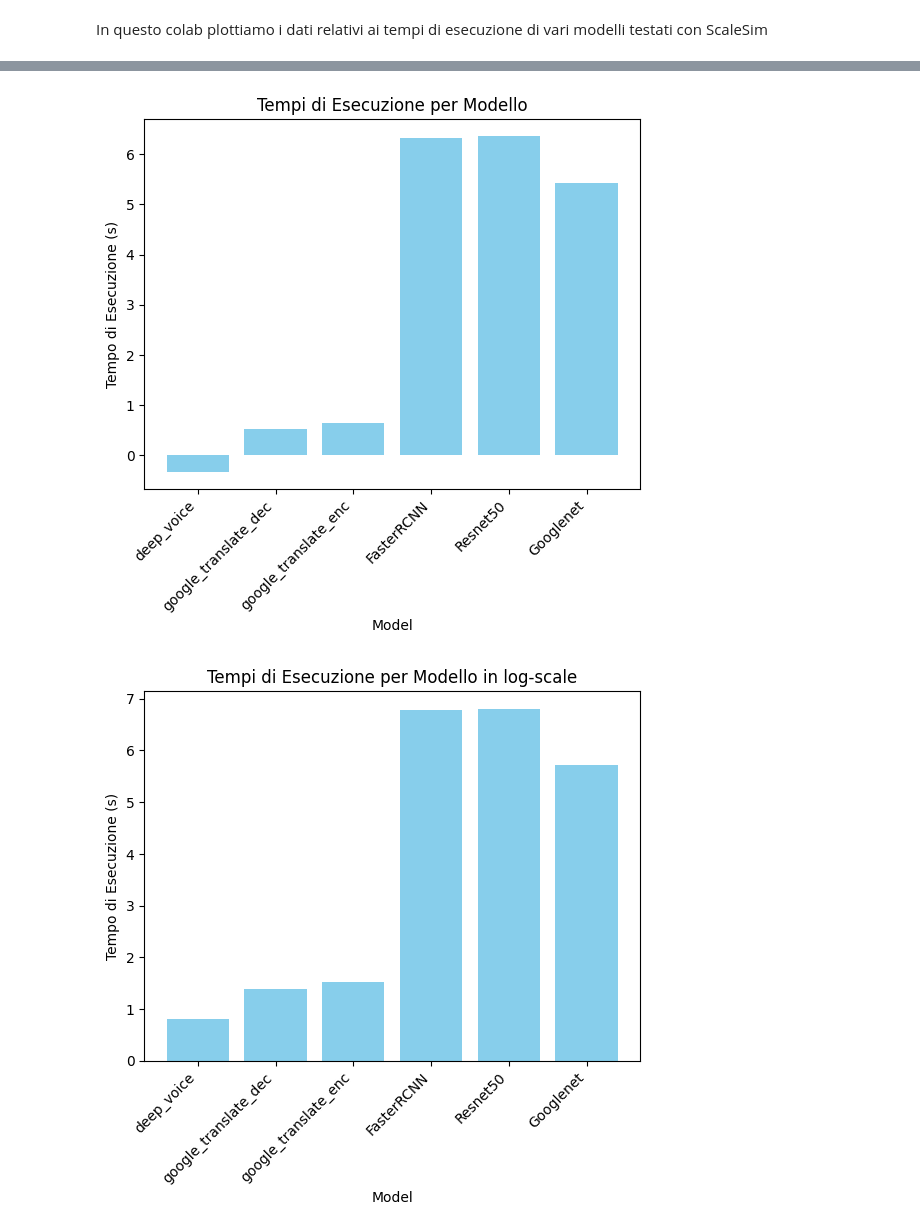
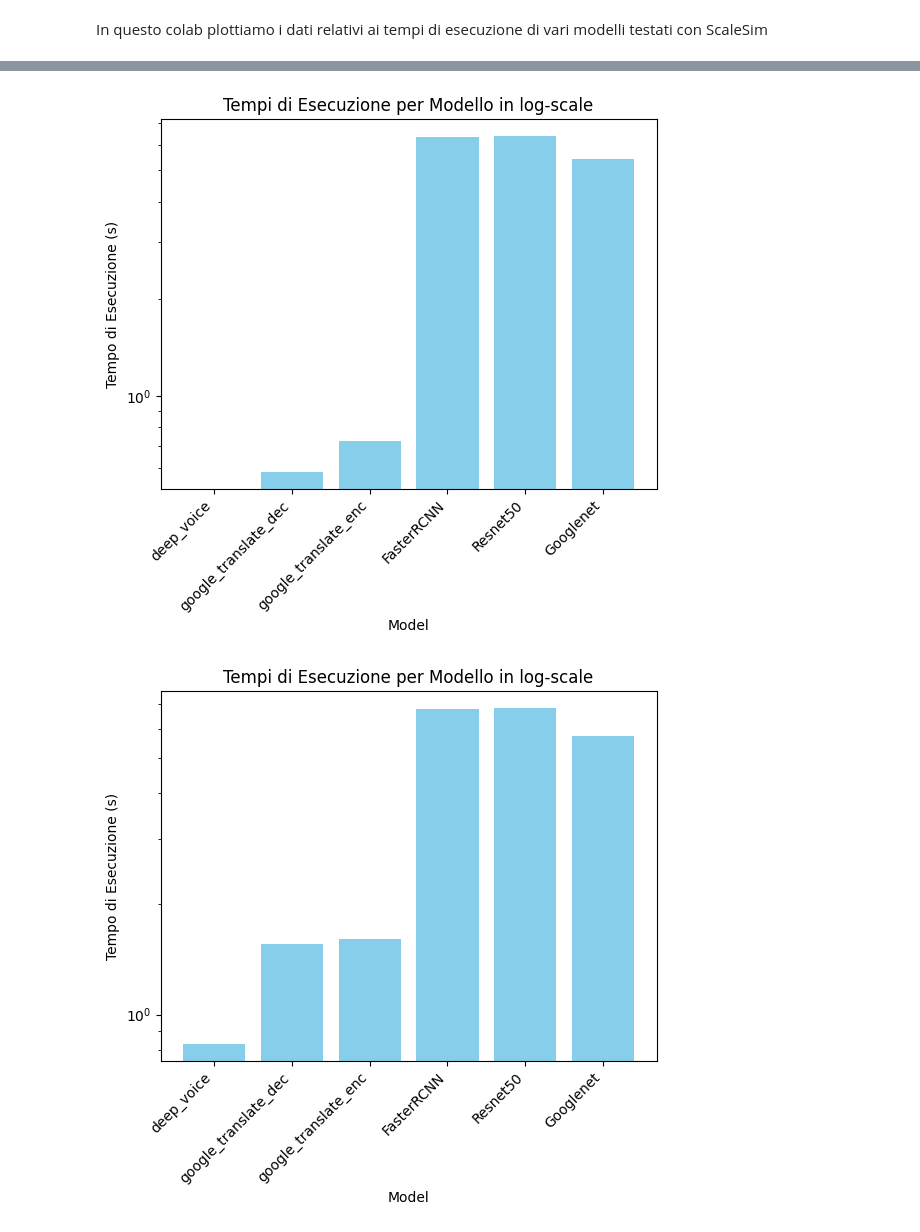
Before and after one commit to Simpronic/ScalesimExecutionAnalysis, a Jupyter notebook: result_analysis.ipynb, the cells around one changed output, grey strips where cells are left out. Drawn from its saved outputs; the diff is of its cells as text; code cells hidden in the pictures.

```diff
--- a/result_analysis.ipynb
+++ b/result_analysis.ipynb
@@ -21,24 +21,26 @@ exec_time_log_1 = np.log(df1["tempo di esecuzione"])
 exec_time_log_2 = np.log(df2["tempo di esecuzione"])
 # %%
 plt.bar(df1['nome'], exec_time_log_1, color='skyblue')
+plt.yscale('log')
 plt.xticks(rotation=45, ha='right')
 plt.title("Tempi di Esecuzione per Modello in log-scale")
 plt.xlabel("Model")
 plt.ylabel("Tempo di Esecuzione (s)")
 
 plt.show()
 # %% [output]
-[figure, old version]
+[figure, new version]
 # %%
 plt.bar(df2['nome'], exec_time_log_2, color='skyblue')
 plt.xticks(rotation=45, ha='right')
+plt.yscale('log')
 plt.title("Tempi di Esecuzione per Modello in log-scale")
 plt.xlabel("Model")
 plt.ylabel("Tempo di Esecuzione (s)")
 
 plt.show()
 # %% [output]
-[figure, old version]
+[figure, new version]
 # %%
 plt.plot(df1['numero di livelli'][:-1], df1['tempo di esecuzione'][:-1], marker='o', linestyle='-', color='blue')
 plt.plot(df2['numero di livelli'][:-1], df2['tempo di esecuzione'][:-1], marker='o', linestyle='-', color='red')
```
Also changed, not shown: parts of 7 cells of this notebook, 1 other file.
